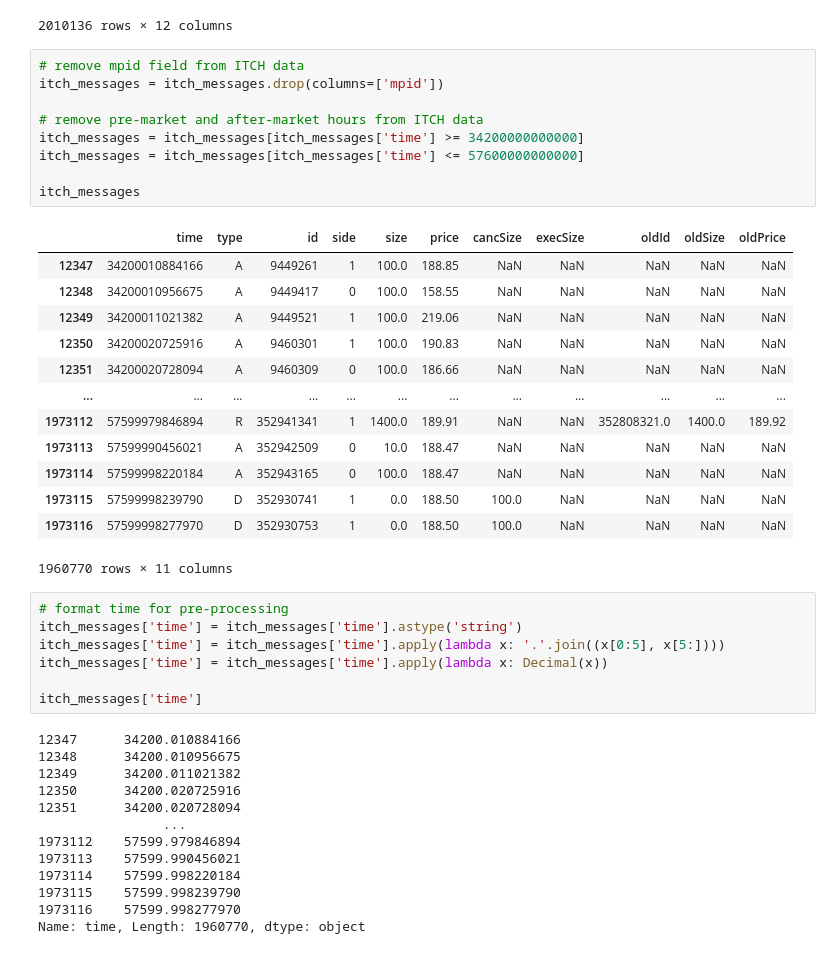
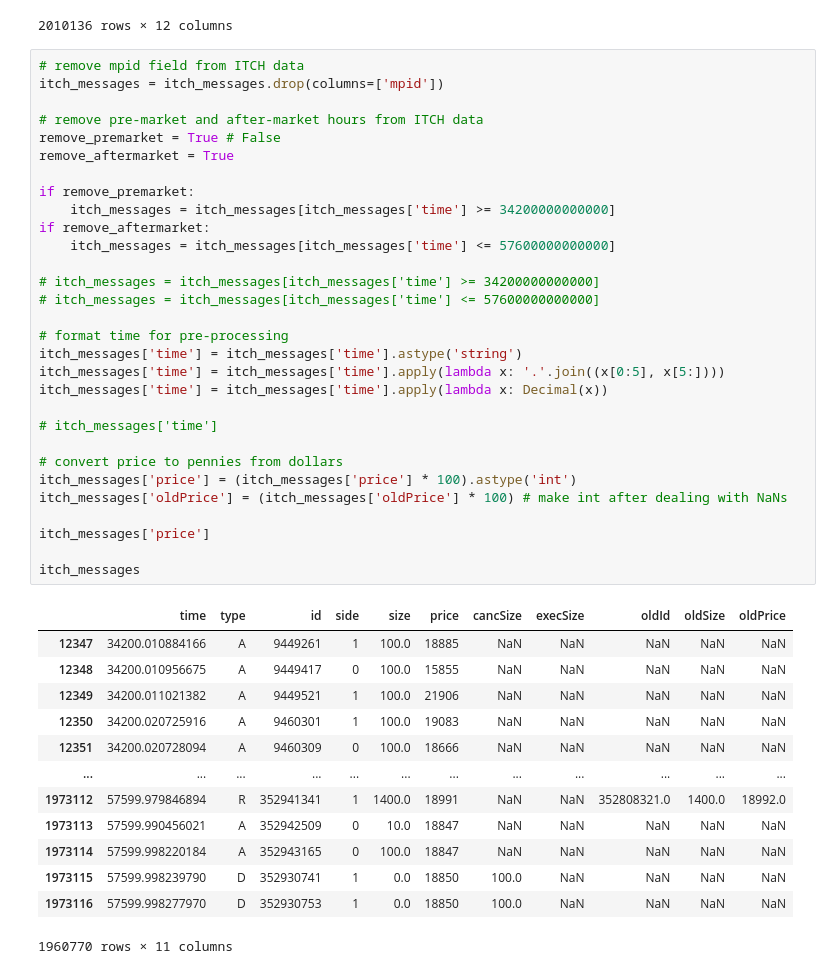
Before and after one commit to kingofguan/MarketGPT, a Jupyter notebook: notebooks/MarketSimT.ipynb, the cells around one changed output. Cells and saved outputs as stored; diff of their text form.

Commit message:
add itch message processing methods

```diff
--- a/notebooks/MarketSimT.ipynb
+++ b/notebooks/MarketSimT.ipynb
@@ -162,43 +236,44 @@ itch_messages
 # %%
 # remove mpid field from ITCH data
 itch_messages = itch_messages.drop(columns=['mpid'])
 
 # remove pre-market and after-market hours from ITCH data
-itch_messages = itch_messages[itch_messages['time'] >= 34200000000000]
-itch_messages = itch_messages[itch_messages['time'] <= 57600000000000]
+remove_premarket = True # False
+remove_aftermarket = True
+
+if remove_premarket:
+    itch_messages = itch_messages[itch_messages['time'] >= 34200000000000]
+if remove_aftermarket:
+    itch_messages = itch_messages[itch_messages['time'] <= 57600000000000]
+
+# itch_messages = itch_messages[itch_messages['time'] >= 34200000000000]
+# itch_messages = itch_messages[itch_messages['time'] <= 57600000000000]
+
+# format time for pre-processing
+itch_messages['time'] = itch_messages['time'].astype('string')
+itch_messages['time'] = itch_messages['time'].apply(lambda x: '.'.join((x[0:5], x[5:])))
+itch_messages['time'] = itch_messages['time'].apply(lambda x: Decimal(x))
+
+# itch_messages['time']
+
+# convert price to pennies from dollars
+itch_messages['price'] = (itch_messages['price'] * 100).astype('int')
+itch_messages['oldPrice'] = (itch_messages['oldPrice'] * 100) # make int after dealing with NaNs
+
+itch_messages['price']
 
 itch_messages
 # %% [output]
 |  | time | type | id | side | size | price | cancSize | execSize | oldId | oldSize | oldPrice |
-| 12347 | 34200010884166 | A | 9449261 | 1 | 100.0 | 188.85 | NaN | NaN | NaN | NaN | NaN |
-| 12348 | 34200010956675 | A | 9449417 | 0 | 100.0 | 158.55 | NaN | NaN | NaN | NaN | NaN |
-| 12349 | 34200011021382 | A | 9449521 | 1 | 100.0 | 219.06 | NaN | NaN | NaN | NaN | NaN |
-| 12350 | 34200020725916 | A | 9460301 | 1 | 100.0 | 190.83 | NaN | NaN | NaN | NaN | NaN |
-| 12351 | 34200020728094 | A | 9460309 | 0 | 100.0 | 186.66 | NaN | NaN | NaN | NaN | NaN |
+| 12347 | 34200.010884166 | A | 9449261 | 1 | 100.0 | 18885 | NaN | NaN | NaN | NaN | NaN |
+| 12348 | 34200.010956675 | A | 9449417 | 0 | 100.0 | 15855 | NaN | NaN | NaN | NaN | NaN |
+| 12349 | 34200.011021382 | A | 9449521 | 1 | 100.0 | 21906 | NaN | NaN | NaN | NaN | NaN |
+| 12350 | 34200.020725916 | A | 9460301 | 1 | 100.0 | 19083 | NaN | NaN | NaN | NaN | NaN |
+| 12351 | 34200.020728094 | A | 9460309 | 0 | 100.0 | 18666 | NaN | NaN | NaN | NaN | NaN |
 | ... | ... | ... | ... | ... | ... | ... | ... | ... | ... | ... | ... |
-| 1973112 | 57599979846894 | R | 352941341 | 1 | 1400.0 | 189.91 | NaN | NaN | 352808321.0 | 1400.0 | 189.92 |
-| 1973113 | 57599990456021 | A | 352942509 | 0 | 10.0 | 188.47 | NaN | NaN | NaN | NaN | NaN |
-| 1973114 | 57599998220184 | A | 352943165 | 0 | 100.0 | 188.47 | NaN | NaN | NaN | NaN | NaN |
-| 1973115 | 57599998239790 | D | 352930741 | 1 | 0.0 | 188.50 | 100.0 | NaN | NaN | NaN | NaN |
-| 1973116 | 57599998277970 | D | 352930753 | 1 | 0.0 | 188.50 | 100.0 | NaN | NaN | NaN | NaN |
+| 1973112 | 57599.979846894 | R | 352941341 | 1 | 1400.0 | 18991 | NaN | NaN | 352808321.0 | 1400.0 | 18992.0 |
+| 1973113 | 57599.990456021 | A | 352942509 | 0 | 10.0 | 18847 | NaN | NaN | NaN | NaN | NaN |
+| 1973114 | 57599.998220184 | A | 352943165 | 0 | 100.0 | 18847 | NaN | NaN | NaN | NaN | NaN |
+| 1973115 | 57599.998239790 | D | 352930741 | 1 | 0.0 | 18850 | 100.0 | NaN | NaN | NaN | NaN |
+| 1973116 | 57599.998277970 | D | 352930753 | 1 | 0.0 | 18850 | 100.0 | NaN | NaN | NaN | NaN |
 1960770 rows × 11 columns
-# %%
-# format time for pre-processing
-itch_messages['time'] = itch_messages['time'].astype('string')
-itch_messages['time'] = itch_messages['time'].apply(lambda x: '.'.join((x[0:5], x[5:])))
-itch_messages['time'] = itch_messages['time'].apply(lambda x: Decimal(x))
-
-itch_messages['time']
-# %% [output]
-12347      34200.010884166
-12348      34200.010956675
-12349      34200.011021382
-12350      34200.020725916
-12351      34200.020728094
-                ...
-1973112    57599.979846894
-1973113    57599.990456021
-1973114    57599.998220184
-1973115    57599.998239790
-1973116    57599.998277970
-Name: time, Length: 1960770, dtype: object
```
Also changed, not shown: parts of 12 cells of this notebook, 2 other files.
